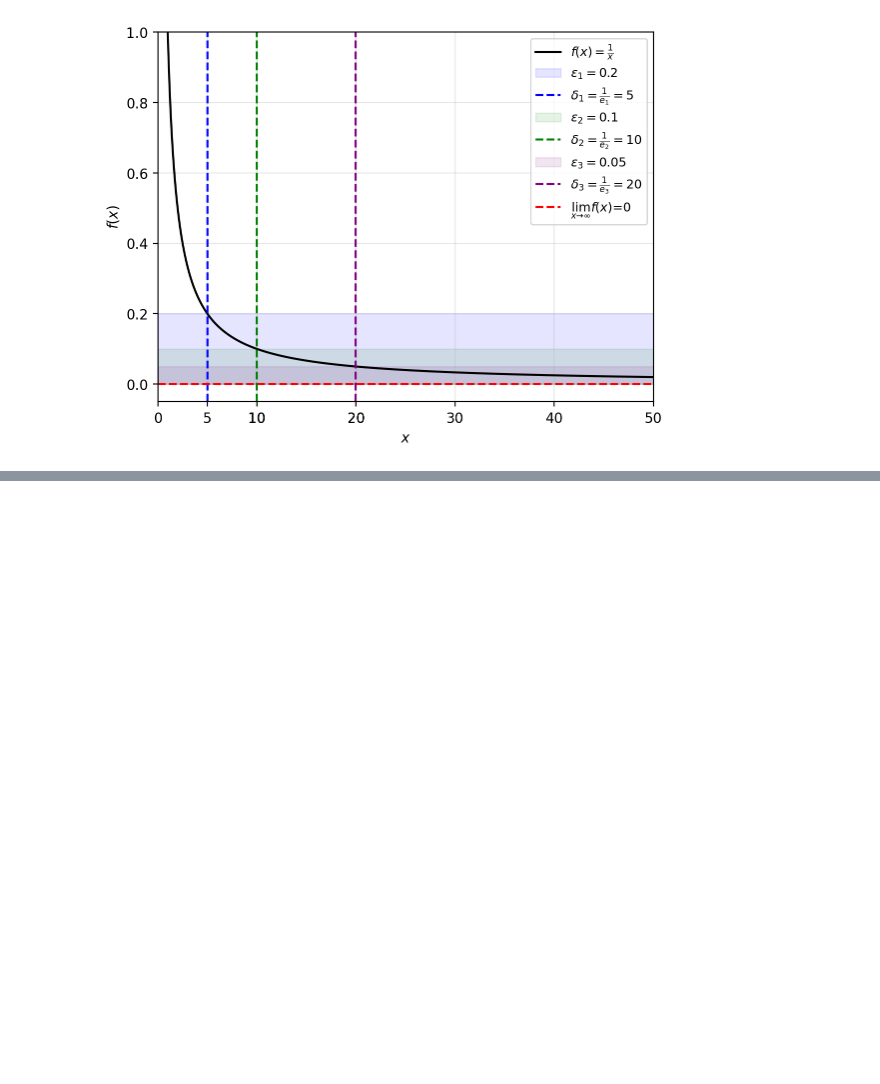
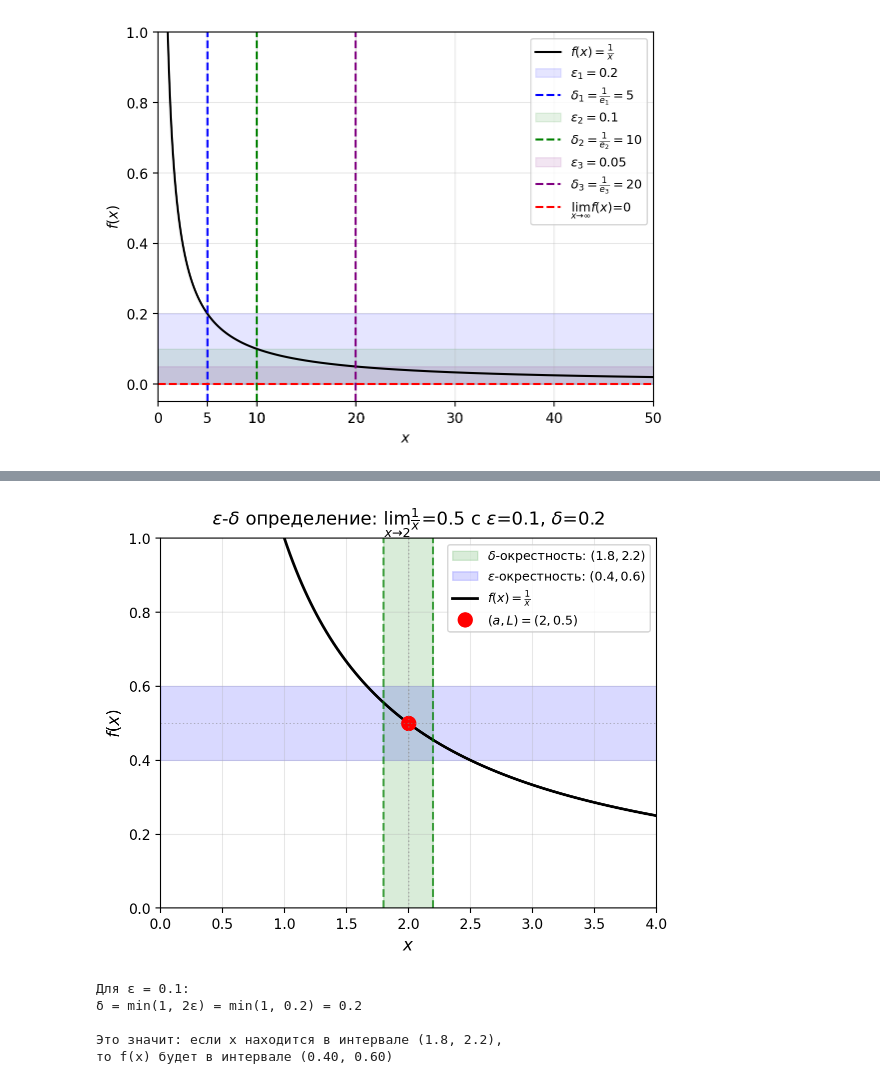
Before and after one commit to sabahtalateh/ainots, a Jupyter notebook: specmatan/matan1/day2/limitdemo.ipynb, the cells around one changed output, grey strips where cells are left out. Saved outputs shown, nothing was run; the diff lists cells and outputs as text; code cells hidden in the pictures; blank space fills up the shorter version.

```diff
--- a/specmatan/matan1/day2/limitdemo.ipynb
+++ b/specmatan/matan1/day2/limitdemo.ipynb
@@ -81,0 +120,64 @@ plt.show()
+# %%
+# ε-δ определение: f(x) = 1/x при x → 2
+import numpy as np
+import matplotlib.pyplot as plt
+
+# Параметры
+a = 2  # точка, к которой стремится x
+L = 1/2  # предел f(2) = 1/2
+e = 0.1  # эпсилон
+
+# Вычисляем δ
+# Для f(x) = 1/x в точке x=2: δ = min(1, 2ε) = min(1, 0.2) = 0.2
+delta = min(1, 2*e)
+
+# Создаем массив x-значений
+x_left = np.linspace(a - 2, a - 0.01, 500)
+x_right = np.linspace(a + 0.01, a + 2, 500)
+x = np.concatenate([x_left, x_right])
+f = lambda x: 1 / x
+
+# Рисуем δ-окрестность (вертикальная полоса вокруг x=2)
+plt.axvspan(a - delta, a + delta, color='green', alpha=0.15,
+            label=rf"$\delta$-окрестность: $({a-delta:.1f}, {a+delta:.1f})$")
+
+# Рисуем ε-окрестность (горизонтальная полоса вокруг L=1/2)
+plt.axhspan(L - e, L + e, color='blue', alpha=0.15,
+            label=rf"$\varepsilon$-окрестность: $({L-e:.1f}, {L+e:.1f})$")
+
+# График функции
+plt.plot(x, f(x), 'k-', linewidth=2, label=r"$f(x) = \frac{1}{x}$")
+
+# Точка предела
+plt.plot(a, L, 'ro', markersize=10, label=rf"$(a, L) = ({a}, {L})$")
+
+# Вертикальная линия в точке a
+plt.axvline(a, c="gray", lw=1, ls=":", alpha=0.5)
+# Горизонтальная линия на уровне L
+plt.axhline(L, c="gray", lw=1, ls=":", alpha=0.5)
+
+# Границы δ-окрестности
+plt.axvline(a - delta, c="green", lw=1.5, ls="--", alpha=0.7)
+plt.axvline(a + delta, c="green", lw=1.5, ls="--", alpha=0.7)
+
+# Оформление
+plt.xlabel("$x$", fontsize=12)
+plt.ylabel("$f(x)$", fontsize=12)
+plt.title(rf"$\varepsilon$-$\delta$ определение: $\lim_{{x \to {a}}} \frac{{1}}{{x}} = {L}$ с $\varepsilon = {e}$, $\delta = {delta}$", fontsize=13)
+plt.grid(alpha=0.3)
+plt.legend(loc='upper right', fontsize=9)
+plt.xlim(0, 4)
+plt.ylim(0, 1)
+plt.show()
+
+print(f"Для ε = {e}:")
+print(f"δ = min(1, 2ε) = min(1, {2*e}) = {delta}")
+print(f"\nЭто значит: если x находится в интервале ({a-delta}, {a+delta}),")
+print(f"то f(x) будет в интервале ({L-e:.2f}, {L+e:.2f})")
+# %% [output]
+[figure, added]
+Для ε = 0.1:
+δ = min(1, 2ε) = min(1, 0.2) = 0.2
+
+Это значит: если x находится в интервале (1.8, 2.2),
+то f(x) будет в интервале (0.40, 0.60)
```
Also changed, not shown: parts of 1 cell of this notebook, 1 other file.
